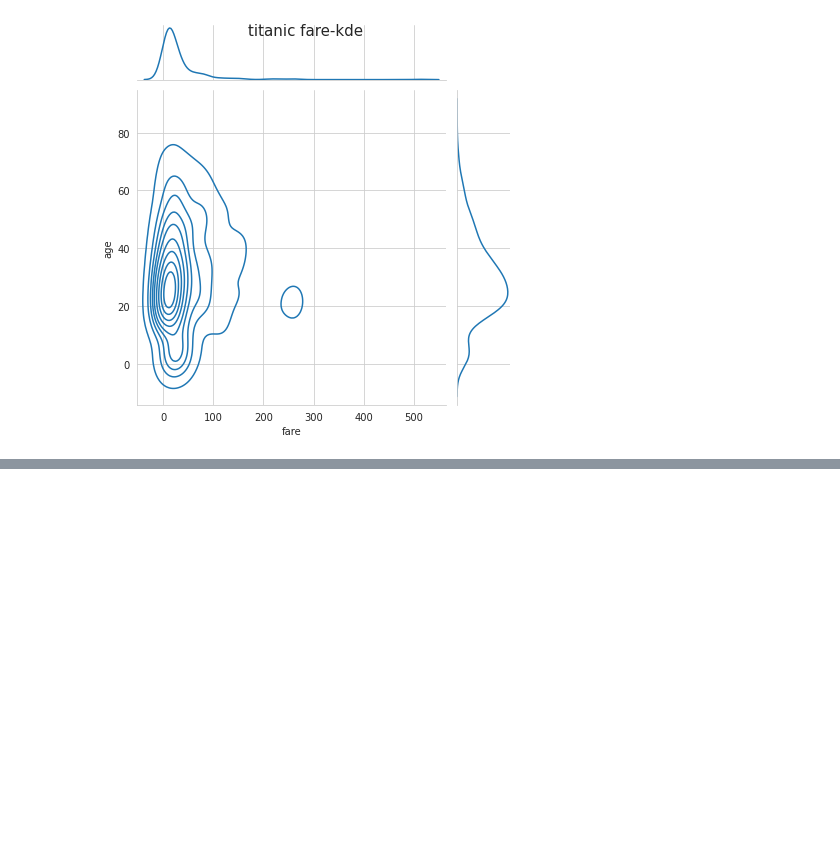
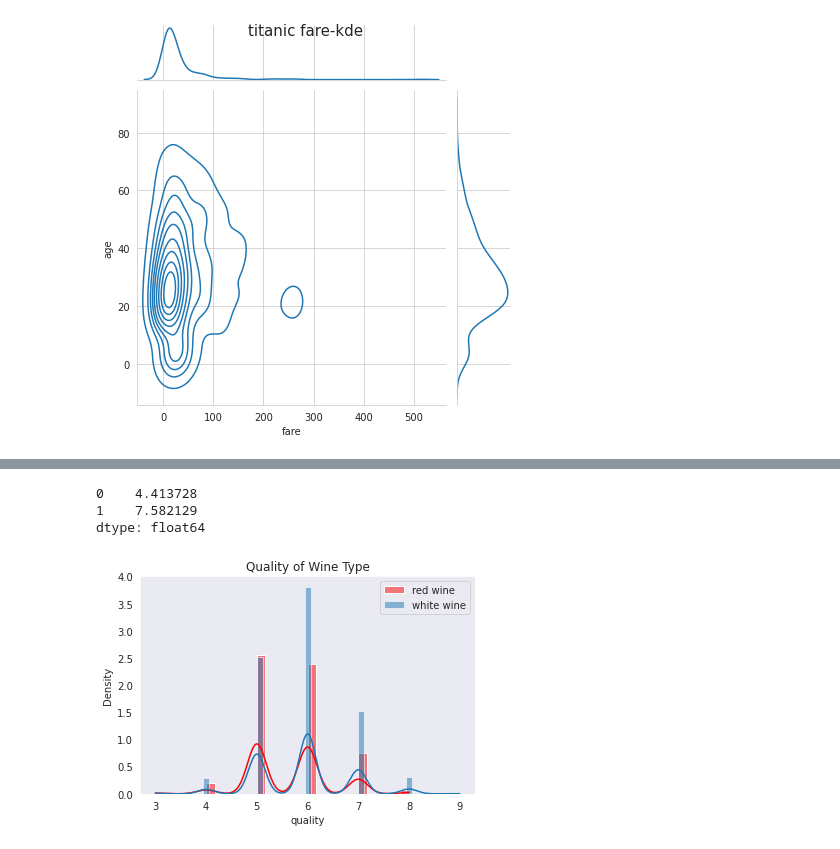
Before and after one commit to ldhml/Bigdata, a Jupyter notebook: bigdata.ipynb, the cells around one changed output, grey strips where cells are left out. Saved outputs shown, nothing was run; the diff lists cells and outputs as text; code cells hidden in the pictures; blank space fills up the shorter version.

```diff
--- a/bigdata.ipynb
+++ b/bigdata.ipynb
@@ -1978,0 +2046,18 @@ seoul_map.save('/content/seoul_univ.html')
+# %%
+import pandas as pd
+wine=pd.read_csv('/content/sample_data/wine.csv',engine='python')
+
+print(wine.info())
+
+wine.columns=wine.columns.str.replace(' ','_')
+print(wine.head())
+
+print(wine.describe())
+
+wine_quality_num=sorted(wine.quality.unique())
+print(wine_quality_num)
+
+wine_quality_cnt=wine.quality.value_counts()
+print(wine_quality_cnt)
+
+wine.groupby('type')['quality'].describe()
@@ -1978,0 +2086,7 @@ seoul_map.save('/content/seoul_univ.html')
+# %%
+from scipy import stats
+red_wine_quality=wine.loc[wine['type']=='red','quality']
+white_wine_quality=wine.loc[wine['type']=='white','quality']
+t_statistics, p_value=stats.ttest_ind(red_wine_quality,white_wine_quality,equal_var=False)
+print(t_statistics)
+print(p_value)
@@ -1978,0 +2129,28 @@ seoul_map.save('/content/seoul_univ.html')
+# %%
+#새로운 임의의 값을 입력해서 회귀분석 실행
+data={"fixed_acidity": [8.5,8.1],"volatile_acidity":[0.8,0.5],"citric_acid":[0.3,0.4],
+      "residual_sugar":[6.1,5.8],"chlorides":[0.055,0.04],"free_sulfur_dioxide":[30.0,31.0],
+      "total_sulfur_dioxide":[98.0,99],"density":[0.996,0.91],"pH":[2.35,3.01],"sulphates":[0.4,0.35],
+      "alcohol":[9.0,0.88]}
+
+#회귀 분석 모델 regression_reult의 예측 함수 predict()에 적용
+sample2_predict=regression_result.predict(data)
+print(sample2_predict)
+# %% [output]
+0    4.413728
+1    7.582129
+dtype: float64
+# %%
+import matplotlib.pyplot as plt
+import seaborn as sns
+
+sns.set_style('dark')
+
+sns.histplot(red_wine_quality,stat="density",kde=True,color="red",label='red wine')
+sns.histplot(white_wine_quality,stat="density",kde=True,label='white wine')
+
+plt.title("Quality of Wine Type")
+plt.legend()
+plt.show()
+# %% [output]
+[figure, added]
```
Also changed, not shown: parts of 9 cells of this notebook.
